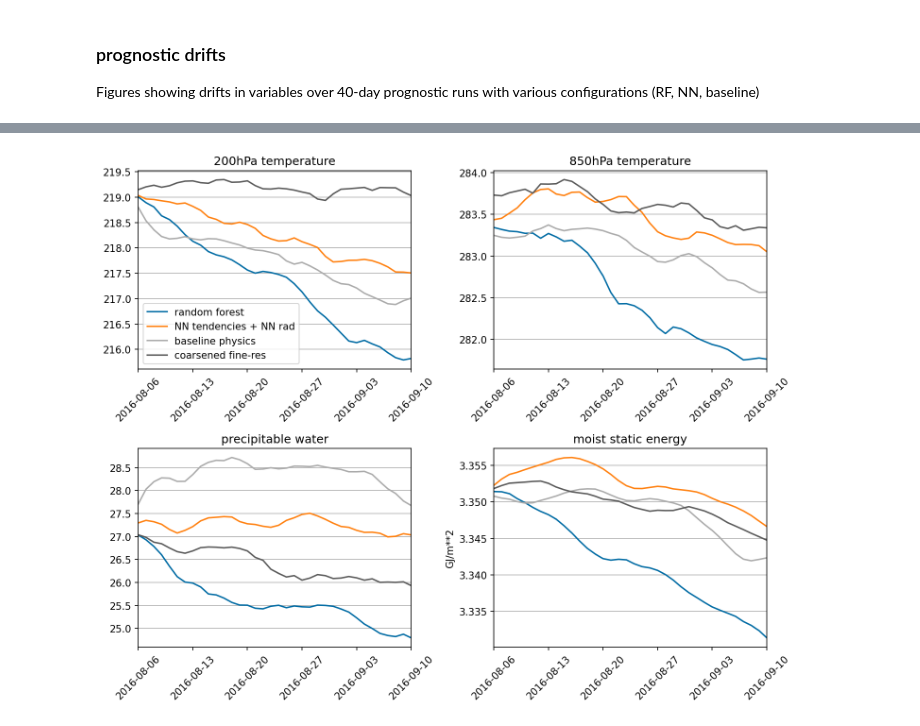
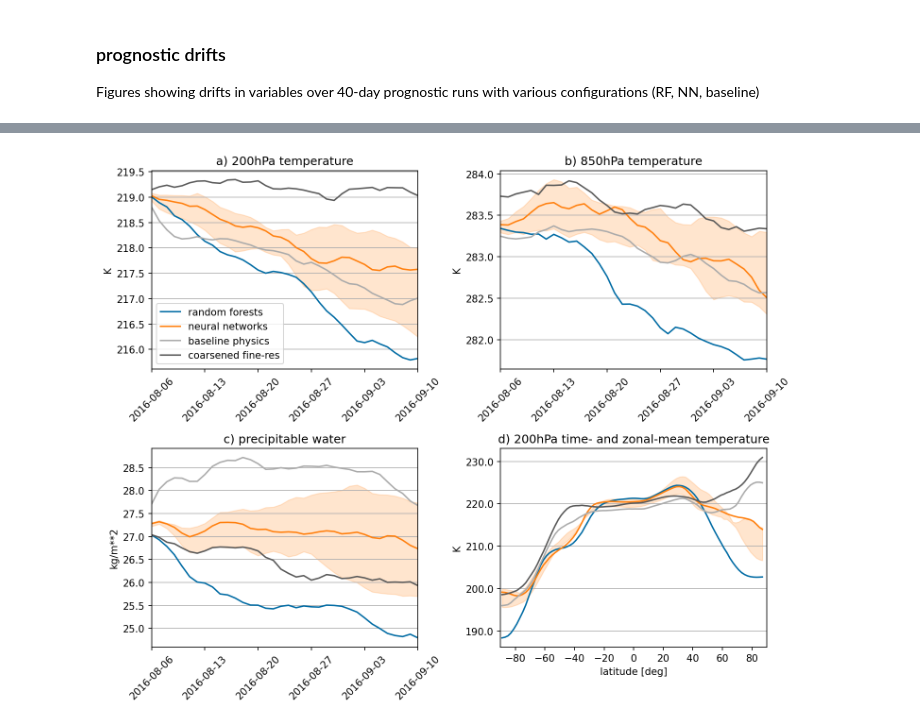
Before and after one commit to ai2cm/nudge-to-fine-3km-manuscript-workflow, a Jupyter notebook: notebooks/prognostic-drifts.ipynb, the cells around one changed output, grey strips where cells are left out. Saved outputs shown, nothing was run; the diff lists cells and outputs as text; code cells hidden in the pictures.

```diff
--- a/notebooks/prognostic-drifts.ipynb
+++ b/notebooks/prognostic-drifts.ipynb
@@ -29,18 +28,17 @@ DRIFT_TS_VARS = {
     '200hPa temperature': {'tmp200_spatial_mean_dycore_global': 'TMP200'},
     '850hPa temperature': {'tmp850_spatial_mean_dycore_global': 'TMP850'},
     'precipitable water': {'pwat_spatial_mean_dycore_global': 'PWAT'},
-    'moist static energy': {'mse': 'mse'}
 }
 
 RUN_KWARGS = [
     {
-        'name': 'random forest',
+        'name': 'random forests',
         'url': {'state': ['gs://vcm-ml-experiments/2021-05-11-nudge-to-c3072-corrected-winds/rf/initial_conditions_runs/20160805.000000']},
         'drift_vars': DRIFT_TS_VARS
     },
     {
-        'name': 'NN tendencies + NN rad',
-        'url': {'state': ["gs://vcm-ml-experiments/2021-05-11-nudge-to-c3072-corrected-winds/nn-ensemble-model/initial_conditions_runs_rf_rad/20160805.000000"]},
+        'name': 'neural networks',
+        'url': {'state': ["gs://vcm-ml-experiments/2021-05-11-nudge-to-c3072-corrected-winds/nn-ensemble-model/initial_conditions_runs_rectified_nn_rad/20160805.000000"]},
         'drift_vars': DRIFT_TS_VARS
     },
     {
@@ -56,6 +54,26 @@ RUN_KWARGS = [
         },
         'drift_vars': DRIFT_TS_VARS,
         'verif': True
+    },
+    {
+        'name': 'NN-seed-0',
+        'url': {'state': ['gs://vcm-ml-experiments/2021-05-11-nudge-to-c3072-corrected-winds/nn/seed-0/prognostic_run_sfc_rad_rectified']},
+        'drift_vars': DRIFT_TS_VARS
+    },
+    {
+        'name': 'NN-seed-1',
+        'url': {'state': ['gs://vcm-ml-experiments/2021-05-11-nudge-to-c3072-corrected-winds/nn/seed-1/prognostic_run_sfc_rad_rectified']},
+        'drift_vars': DRIFT_TS_VARS
+    },
+    {
+        'name': 'NN-seed-2',
+        'url': {'state': ['gs://vcm-ml-experiments/2021-05-11-nudge-to-c3072-corrected-winds/nn/seed-2/prognostic_run_sfc_rad_rectified']},
+        'drift_vars': DRIFT_TS_VARS
+    },
+    {
+        'name': 'NN-seed-3',
+        'url': {'state': ['gs://vcm-ml-experiments/2021-05-11-nudge-to-c3072-corrected-winds/nn/seed-3/prognostic_run_sfc_rad_rectified']},
+        'drift_vars': DRIFT_TS_VARS
     }
 ]
 
@@ -103,11 +112,9 @@ class Fv3gfsRun:
         self._state: xr.Dataset = self._get_state()
         with ProgressBar():
             self.global_mean_ts: xr.Dataset = self._global_mean_ts().load()
-            self.mean_temp_lat_pressure: xr.DataArray = self._mean_temp_lat_pressure().load()
+            self.mean_temp_lat: xr.DataArray = self._mean_temp_lat().load()
 
     def _global_mean_ts(self):
-        if 'moist static energy' in self.drift_vars:
-            self._diags['mse'] = self._mse()
         global_mean_ts = {}
         for plot_name, var_names in self.drift_vars.items():
             diags_name = list(var_names.keys())[0]
@@ -118,10 +125,11 @@ class Fv3gfsRun:
                 global_mean_ts[plot_name] = global_mean(self._diags[verif_name], AREA)
         return xr.Dataset(global_mean_ts)
 
-    def _mean_temp_lat_pressure(self):
+    def _mean_temp_lat(self):
         T_pressure = interpolate_to_pressure_levels(self._state[T], self._state[DELP], dim='z')
-        T_pressure_lat = zonal_average_approximate(LAT, T_pressure)
-        return T_pressure_lat.mean('time').assign_attrs(self._state[T].attrs)
+        T200_lat = zonal_average_approximate(LAT, T_pressure.sel({'pressure': 20000}))
+        T200_lat = T200_lat.sel({'time': T200_lat.time.loc[T200_lat.time >= np.datetime64('2016-08-21')]})
+        return T200_lat.mean('time').assign_attrs(self._state[T].attrs)
 
     @staticmethod
     def _subset_time(ds, hour, minute):
@@ -139,10 +147,6 @@ class Fv3gfsRun:
     @staticmethod
     def _convert_timestamps(ds):
         return ds.assign_coords({'time': convert_timestamps(ds.time)})
-
-    def _mse(self):
-        heights = thermo.height_at_midpoint(self._state[DELZ], self._state[PHIS], dim='z')
-        return global_mse(self._state[T], self._state[q], heights, AREA, self._state[DELP])
 
     def _get_state(self):
         if self.verif:
@@ -248,6 +289,6 @@ def plot_global_ts(runlist, varnames):
     fig.tight_layout()
     fig.savefig(f"{OUTDIR}/prognostic-drifts.png", bbox_inches='tight', facecolor='white')
 # %%
-plot_global_ts(run_list, DRIFT_TS_VARS)
+plot_global_drifts(run_list, list(DRIFT_TS_VARS.keys()) + ['200hPa time- and zonal-mean temperature'])
 # %% [output]
-[figure, old version]
+[figure, new version]
```
Also changed, not shown: parts of 9 cells of this notebook.
